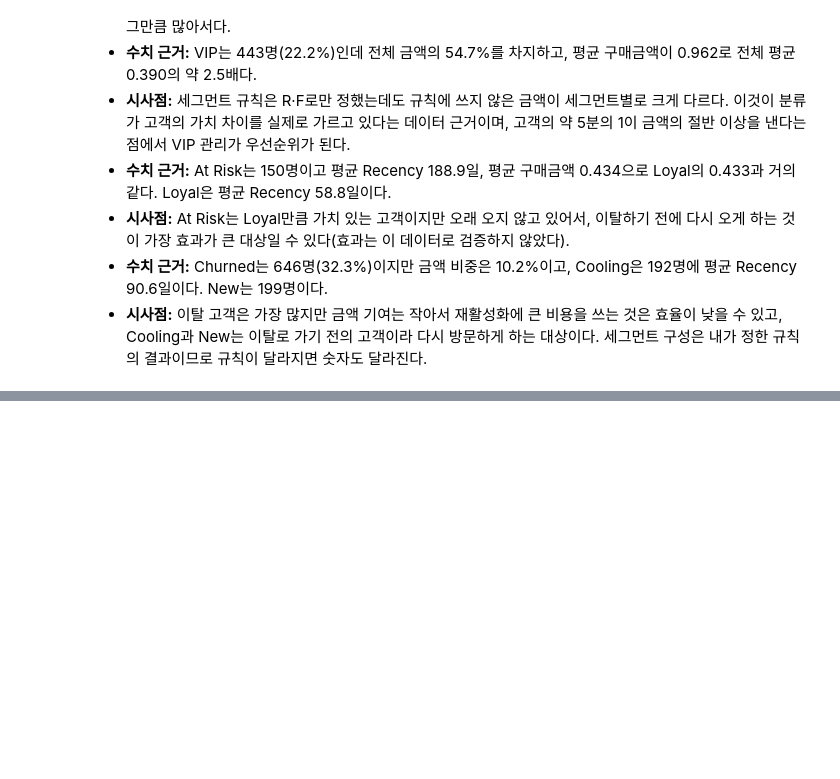
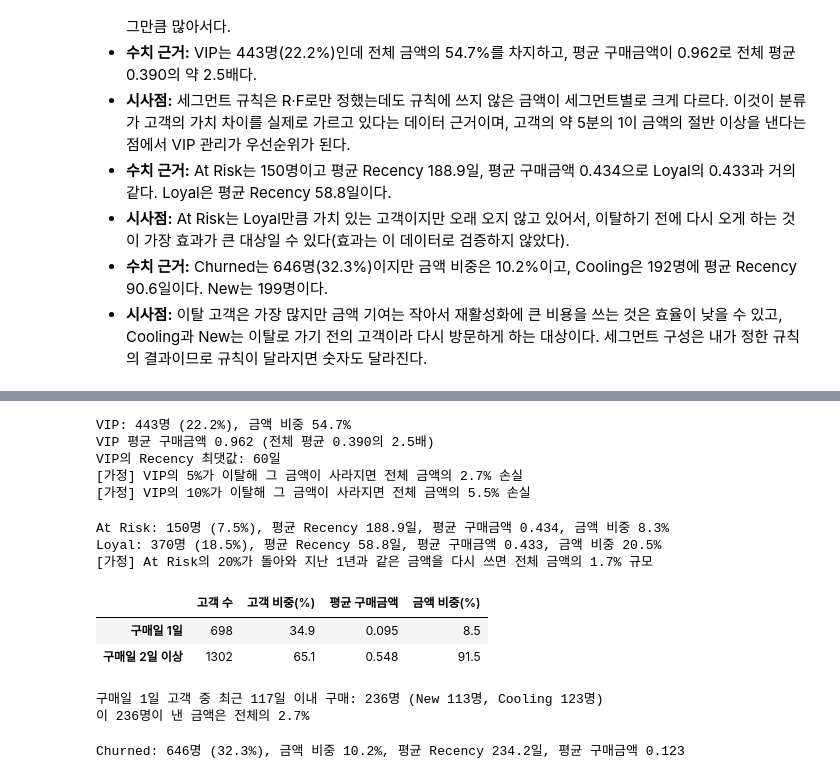
Before and after one commit to kimch0612/Codyssey_A1-1, a Jupyter notebook: notebooks/analysis_report.ipynb, the cells around one changed output, grey strips where cells are left out. Saved outputs shown, nothing was run; the diff lists cells and outputs as text; code cells hidden in the pictures; blank space fills up the shorter version.

Commit message:
feat: analysis_report.ipynb; 비즈니스 인사이트 근거 수치를 계산하는 노트북 10장 추가
Co-Authored-By: Claude Sonnet 5.5 <noreply@anthropic.com>

```diff
--- a/notebooks/analysis_report.ipynb
+++ b/notebooks/analysis_report.ipynb
@@ -1388,0 +1407,57 @@ plt.show()
+# %%
+# 인사이트 1: VIP 유지
+vip = shown.loc["VIP"]
+print(f"VIP: {int(vip['customers'])}명 ({vip['customer_pct']:.1f}%), 금액 비중 {vip['monetary_pct']:.1f}%")
+print(f"VIP 평균 구매금액 {vip['avg_monetary']:.3f} (전체 평균 {overall_mean:.3f}의 {vip['avg_monetary'] / overall_mean:.1f}배)")
+print(f"VIP의 Recency 최댓값: {segmented.loc[segmented['segment'] == 'VIP', 'recency'].max()}일")
+for rate in (0.05, 0.10):
+    loss = exact.loc["VIP", "monetary_pct"] * rate
+    print(f"[가정] VIP의 {rate:.0%}가 이탈해 그 금액이 사라지면 전체 금액의 {loss:.1f}% 손실")
+# %% [output]
+VIP: 443명 (22.2%), 금액 비중 54.7%
+VIP 평균 구매금액 0.962 (전체 평균 0.390의 2.5배)
+VIP의 Recency 최댓값: 60일
+[가정] VIP의 5%가 이탈해 그 금액이 사라지면 전체 금액의 2.7% 손실
+[가정] VIP의 10%가 이탈해 그 금액이 사라지면 전체 금액의 5.5% 손실
+# %%
+# 인사이트 2: At Risk는 Loyal만큼 가치 있는데 오래 오지 않는다
+for name in ["At Risk", "Loyal"]:
+    row = shown.loc[name]
+    print(f"{name}: {int(row['customers'])}명 ({row['customer_pct']:.1f}%), 평균 Recency {row['avg_recency']:.1f}일, "
+          f"평균 구매금액 {row['avg_monetary']:.3f}, 금액 비중 {row['monetary_pct']:.1f}%")
+share = exact.loc["At Risk", "monetary_pct"] * 0.2
+print(f"[가정] At Risk의 20%가 돌아와 지난 1년과 같은 금액을 다시 쓰면 전체 금액의 {share:.1f}% 규모")
+# %% [output]
+At Risk: 150명 (7.5%), 평균 Recency 188.9일, 평균 구매금액 0.434, 금액 비중 8.3%
+Loyal: 370명 (18.5%), 평균 Recency 58.8일, 평균 구매금액 0.433, 금액 비중 20.5%
+[가정] At Risk의 20%가 돌아와 지난 1년과 같은 금액을 다시 쓰면 전체 금액의 1.7% 규모
+# %%
+# 인사이트 3: 구매일이 1일뿐인 고객과 2일 이상인 고객
+total_monetary = rfm["monetary"].sum()
+groups = {"구매일 1일": rfm[rfm["frequency"] == 1], "구매일 2일 이상": rfm[rfm["frequency"] >= 2]}
+comparison = pd.DataFrame({
+    "고객 수": [len(g) for g in groups.values()],
+    "고객 비중(%)": [len(g) / len(rfm) * 100 for g in groups.values()],
+    "평균 구매금액": [g["monetary"].mean() for g in groups.values()],
+    "금액 비중(%)": [g["monetary"].sum() / total_monetary * 100 for g in groups.values()],
+}, index=list(groups))
+display(comparison.round({"고객 비중(%)": 1, "평균 구매금액": 3, "금액 비중(%)": 1}))
+
+# 구매일이 1일뿐이고 Recency 점수가 3 이상(마지막 구매가 117일 이내)인 고객: New와 Cooling에 속한다.
+one_recent = segmented[(segmented["frequency"] == 1) & (segmented["r_score"] >= 3)]
+print(f"구매일 1일 고객 중 최근 117일 이내 구매: {len(one_recent)}명 "
+      f"(New {int((one_recent['segment'] == 'New').sum())}명, Cooling {int((one_recent['segment'] == 'Cooling').sum())}명)")
+print(f"이 {len(one_recent)}명이 낸 금액은 전체의 {one_recent['monetary'].sum() / total_monetary * 100:.1f}%")
+# %% [output]
+|  | 고객 수 | 고객 비중(%) | 평균 구매금액 | 금액 비중(%) |
+| 구매일 1일 | 698 | 34.9 | 0.095 | 8.5 |
+| 구매일 2일 이상 | 1302 | 65.1 | 0.548 | 91.5 |
+구매일 1일 고객 중 최근 117일 이내 구매: 236명 (New 113명, Cooling 123명)
+이 236명이 낸 금액은 전체의 2.7%
+# %%
+# 인사이트 4: Churned
+churned = shown.loc["Churned"]
+print(f"Churned: {int(churned['customers'])}명 ({churned['customer_pct']:.1f}%), 금액 비중 {churned['monetary_pct']:.1f}%, "
+      f"평균 Recency {churned['avg_recency']:.1f}일, 평균 구매금액 {churned['avg_monetary']:.3f}")
+# %% [output]
+Churned: 646명 (32.3%), 금액 비중 10.2%, 평균 Recency 234.2일, 평균 구매금액 0.123
```
Also changed, not shown: parts of 5 cells of this notebook.
